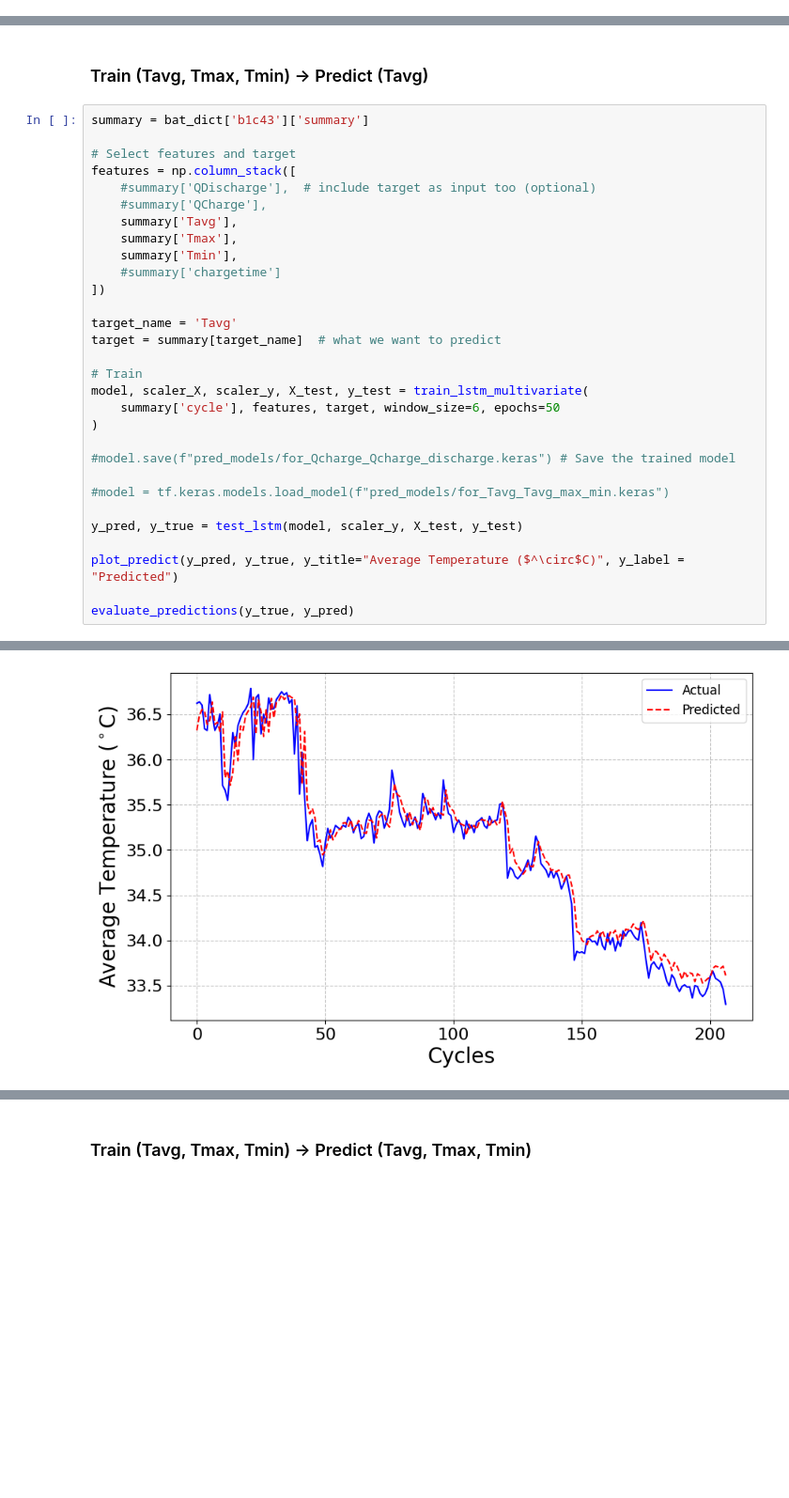
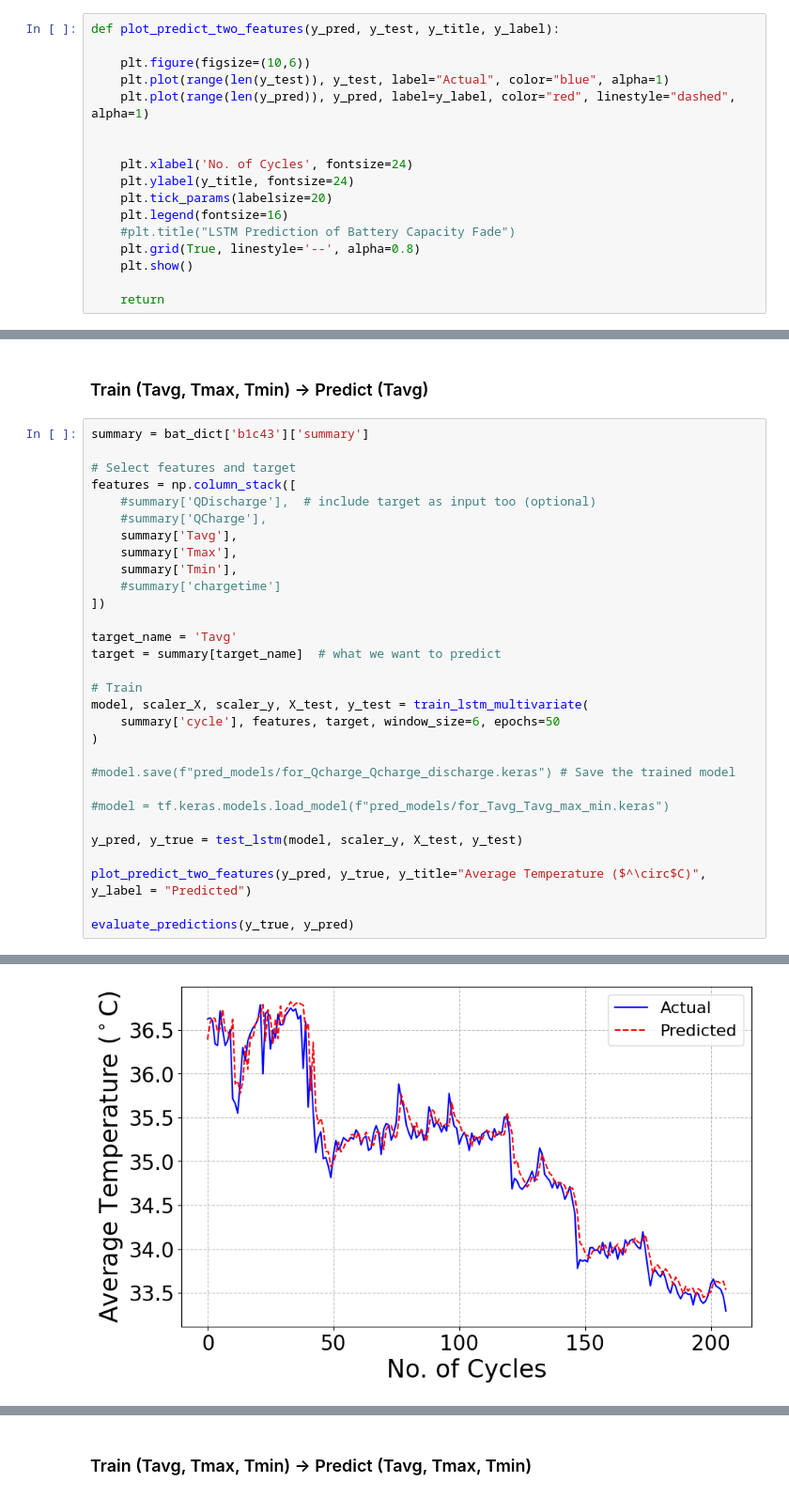
Before and after one commit to manojherath/Battery-Analysis, a Jupyter notebook: battery_analysis.ipynb, the cells around one changed output, grey strips where cells are left out. Shown at 94% size. Saved outputs shown, nothing was run; the diff lists cells and outputs as text; blank space fills up the shorter version.

```diff
--- a/battery_analysis.ipynb
+++ b/battery_analysis.ipynb
@@ -421,0 +340,17 @@ def evaluate_predictions_2(y_true, y_pred, target_names=None):
+# %%
+def plot_predict_two_features(y_pred, y_test, y_title, y_label):
+
+    plt.figure(figsize=(10,6))
+    plt.plot(range(len(y_test)), y_test, label="Actual", color="blue", alpha=1)
+    plt.plot(range(len(y_pred)), y_pred, label=y_label, color="red", linestyle="dashed", alpha=1)
+
+
+    plt.xlabel('No. of Cycles', fontsize=24)
+    plt.ylabel(y_title, fontsize=24)
+    plt.tick_params(labelsize=20)
+    plt.legend(fontsize=16)
+    #plt.title("LSTM Prediction of Battery Capacity Fade")
+    plt.grid(True, linestyle='--', alpha=0.8)
+    plt.show()
+
+    return
@@ -452,7 +456,7 @@ model, scaler_X, scaler_y, X_test, y_test = train_lstm_multivariate(
 
 y_pred, y_true = test_lstm(model, scaler_y, X_test, y_test)
 
-plot_predict(y_pred, y_true, y_title="Average Temperature ($^\circ$C)", y_label = "Predicted")
+plot_predict_two_features(y_pred, y_true, y_title="Average Temperature ($^\circ$C)", y_label = "Predicted")
 
 evaluate_predictions(y_true, y_pred)
 # %% [output]
@@ -477 +481 @@ Epoch 50/50
-[figure, old version]
+[figure, new version]
```
Also changed, not shown: parts of 31 cells of this notebook.
